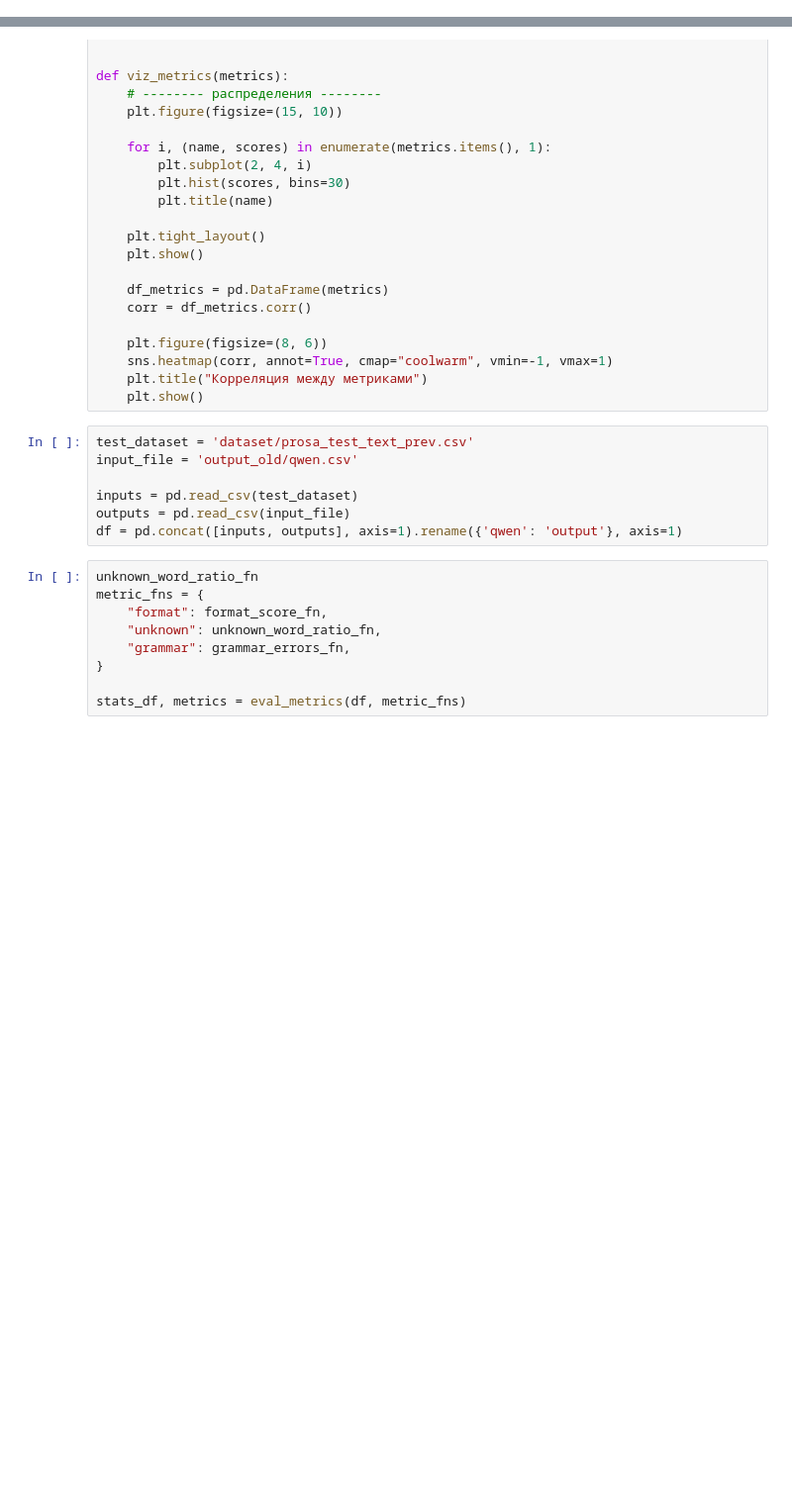
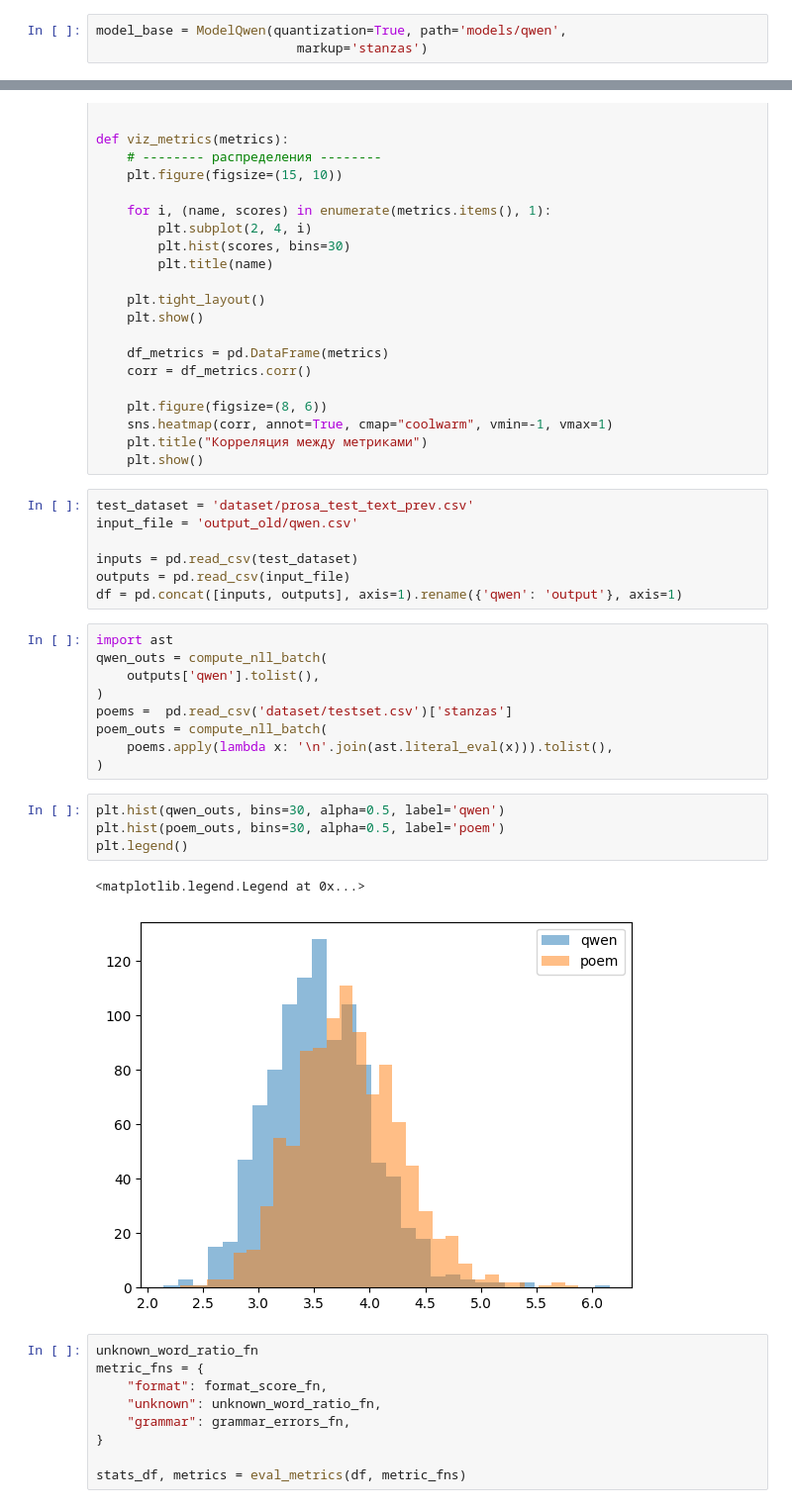
Before and after one commit to MarinaDistler/Prose-to-Poetry-RL, a Jupyter notebook: dataset-creation/check-metrics.ipynb, the cells around one changed output, grey strips where cells are left out. Shown at 99% size. Cells and saved outputs as stored; diff of their text form; blank space fills up the shorter version.

```diff
--- a/dataset-creation/check-metrics.ipynb
+++ b/dataset-creation/check-metrics.ipynb
@@ -35,3 +69,6 @@ tool = language_tool_python.LanguageTool('ru-RU')
+# %%
+model_base = ModelQwen(quantization=True, path='models/qwen',
+                          markup='stanzas')
 # %%
 def filter_lines(text):
     lines = []
@@ -248,6 +325,22 @@ input_file = 'output_old/qwen.csv'
 inputs = pd.read_csv(test_dataset)
 outputs = pd.read_csv(input_file)
 df = pd.concat([inputs, outputs], axis=1).rename({'qwen': 'output'}, axis=1)
+# %%
+import ast
+qwen_outs = compute_nll_batch(
+    outputs['qwen'].tolist(),
+)
+poems =  pd.read_csv('dataset/testset.csv')['stanzas']
+poem_outs = compute_nll_batch(
+    poems.apply(lambda x: '\n'.join(ast.literal_eval(x))).tolist(),
+)
+# %%
+plt.hist(qwen_outs, bins=30, alpha=0.5, label='qwen')
+plt.hist(poem_outs, bins=30, alpha=0.5, label='poem')
+plt.legend()
+# %% [output]
+<matplotlib.legend.Legend at 0x...>
+[figure, added]
 # %%
 unknown_word_ratio_fn
 metric_fns = {
```
Also changed, not shown: parts of 13 cells of this notebook, 4 other files.
